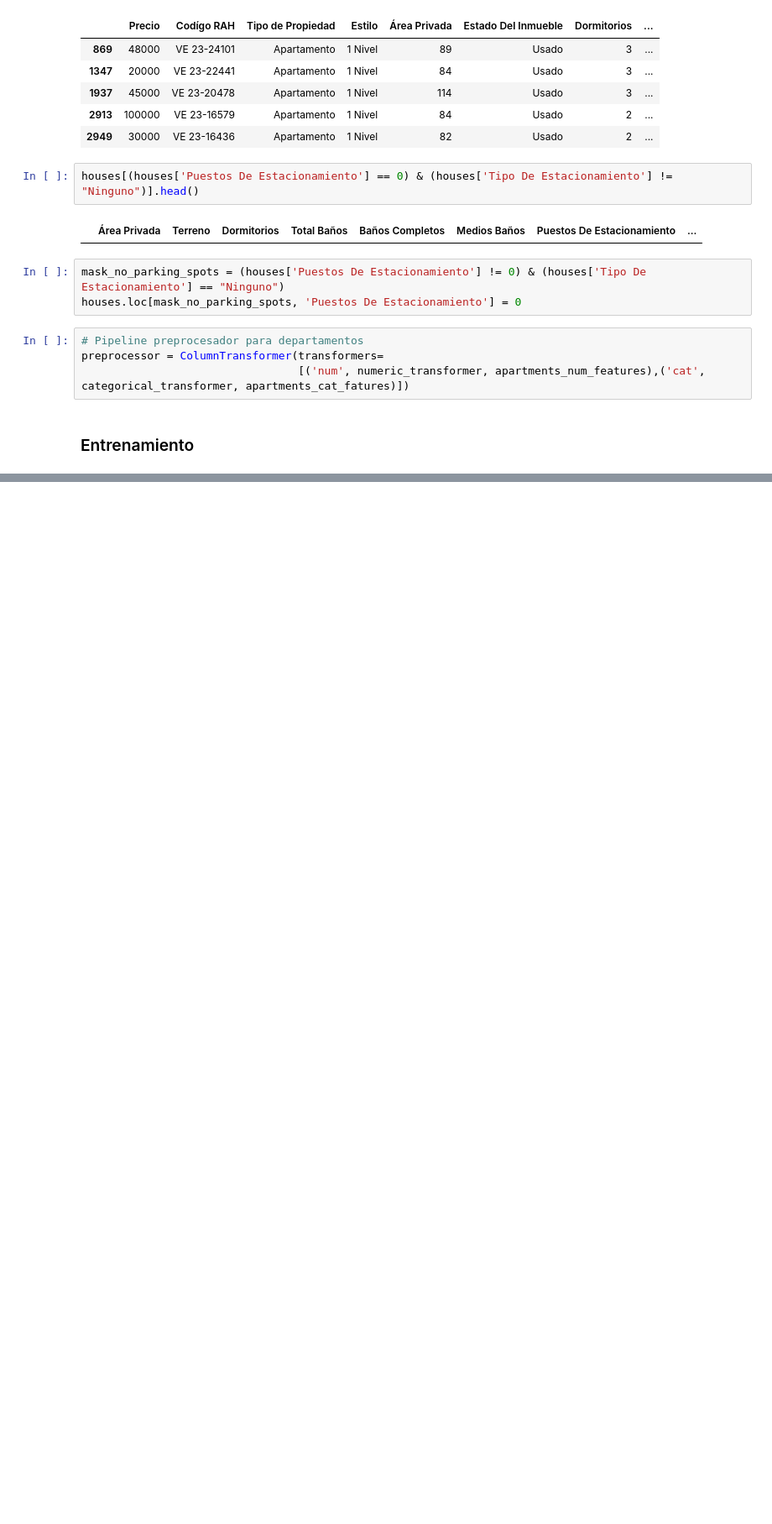
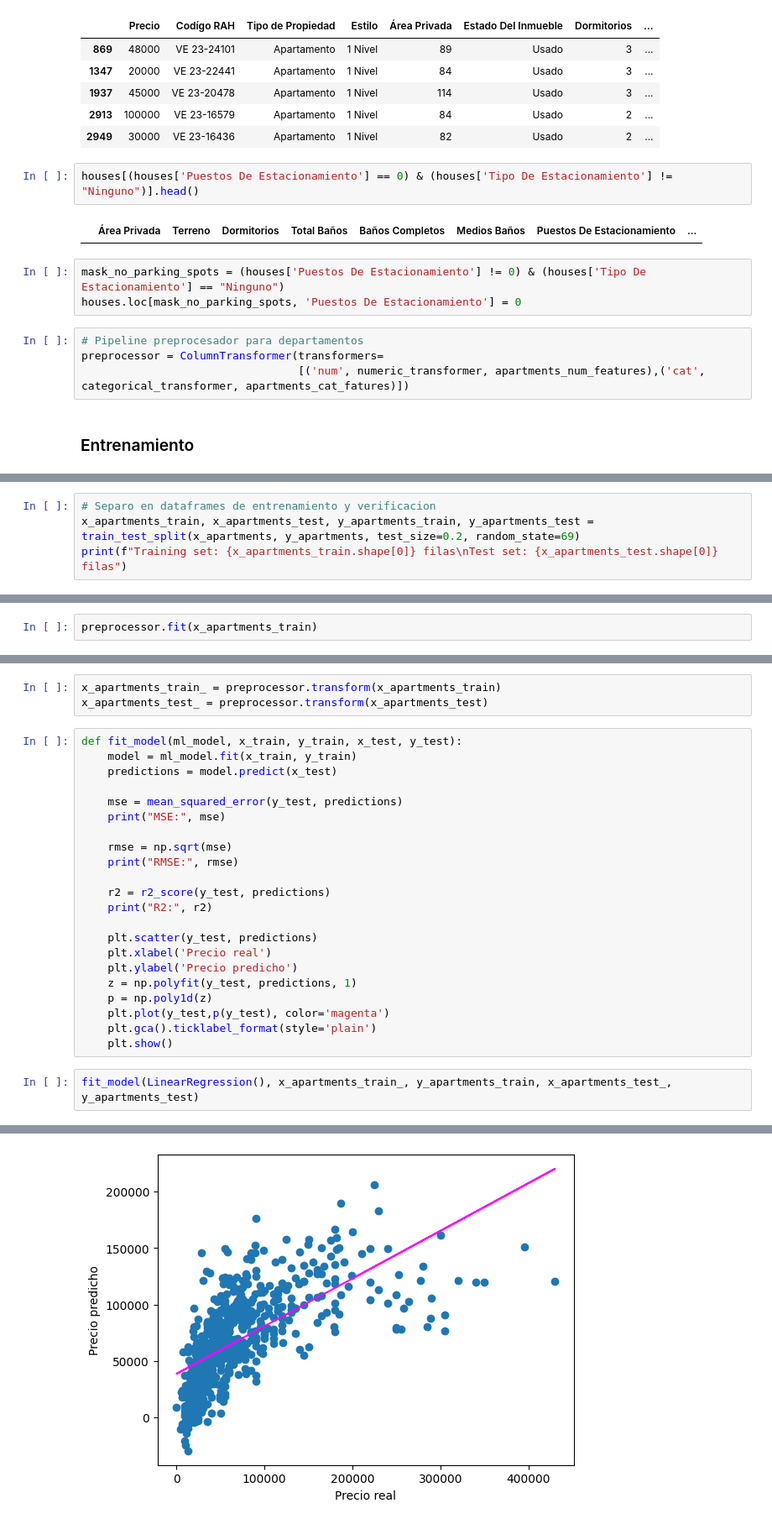
Before and after one commit to jmartinelena/propiedades-venezuela, a Jupyter notebook: machine_learning.ipynb, the cells around one changed output, grey strips where cells are left out. Shown at 84% size. Drawn from its saved outputs; the diff is of its cells as text; blank space fills up the shorter version.

Commit message:
Entreno modelo para predecir precio en depas

```diff
--- a/machine_learning.ipynb
+++ b/machine_learning.ipynb
@@ -608,0 +640,4 @@ preprocessor = ColumnTransformer(transformers=
+# %%
+# Separo en dataframes de entrenamiento y verificacion
+x_apartments_train, x_apartments_test, y_apartments_train, y_apartments_test = train_test_split(x_apartments, y_apartments, test_size=0.2, random_state=69)
+print(f"Training set: {x_apartments_train.shape[0]} filas\nTest set: {x_apartments_test.shape[0]} filas")
@@ -608,0 +647,2 @@ preprocessor = ColumnTransformer(transformers=
+# %%
+preprocessor.fit(x_apartments_train)
@@ -608,0 +660,28 @@ preprocessor = ColumnTransformer(transformers=
+# %%
+x_apartments_train_ = preprocessor.transform(x_apartments_train)
+x_apartments_test_ = preprocessor.transform(x_apartments_test)
+# %%
+def fit_model(ml_model, x_train, y_train, x_test, y_test):
+    model = ml_model.fit(x_train, y_train)
+    predictions = model.predict(x_test)
+
+    mse = mean_squared_error(y_test, predictions)
+    print("MSE:", mse)
+
+    rmse = np.sqrt(mse)
+    print("RMSE:", rmse)
+
+    r2 = r2_score(y_test, predictions)
+    print("R2:", r2)
+
+    plt.scatter(y_test, predictions)
+    plt.xlabel('Precio real')
+    plt.ylabel('Precio predicho')
+    z = np.polyfit(y_test, predictions, 1)
+    p = np.poly1d(z)
+    plt.plot(y_test,p(y_test), color='magenta')
+    plt.gca().ticklabel_format(style='plain')
+    plt.show()
+# %%
+fit_model(LinearRegression(), x_apartments_train_, y_apartments_train, x_apartments_test_, y_apartments_test)
+# %% [output]
@@ -608,0 +691 @@ preprocessor = ColumnTransformer(transformers=
+[figure, added]
```
Also changed, not shown: parts of 15 cells of this notebook, 1 other file.
